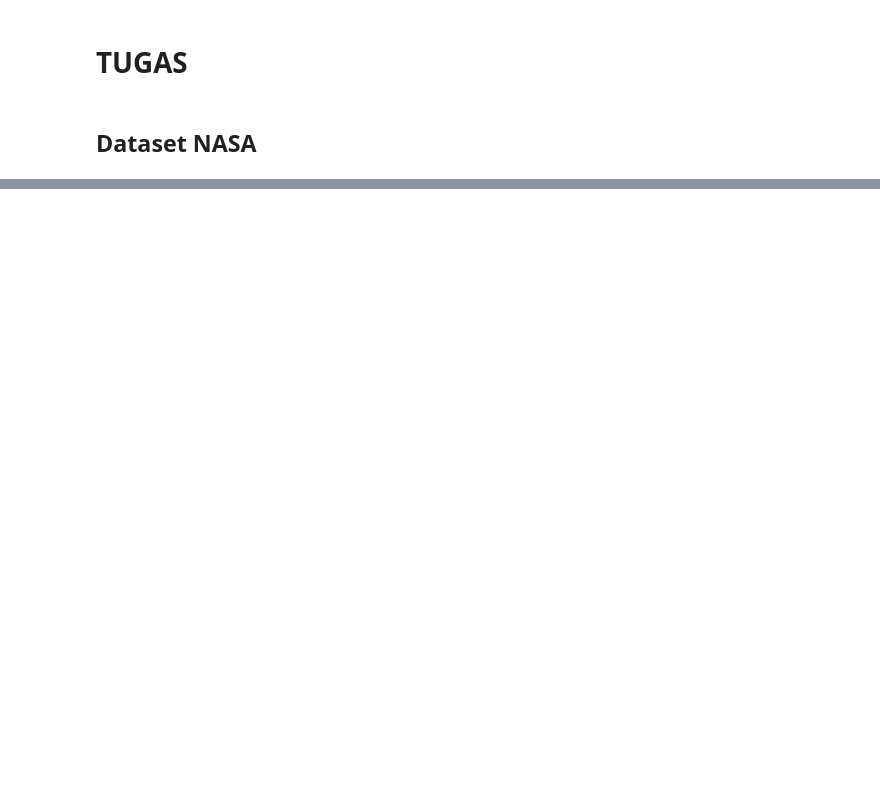
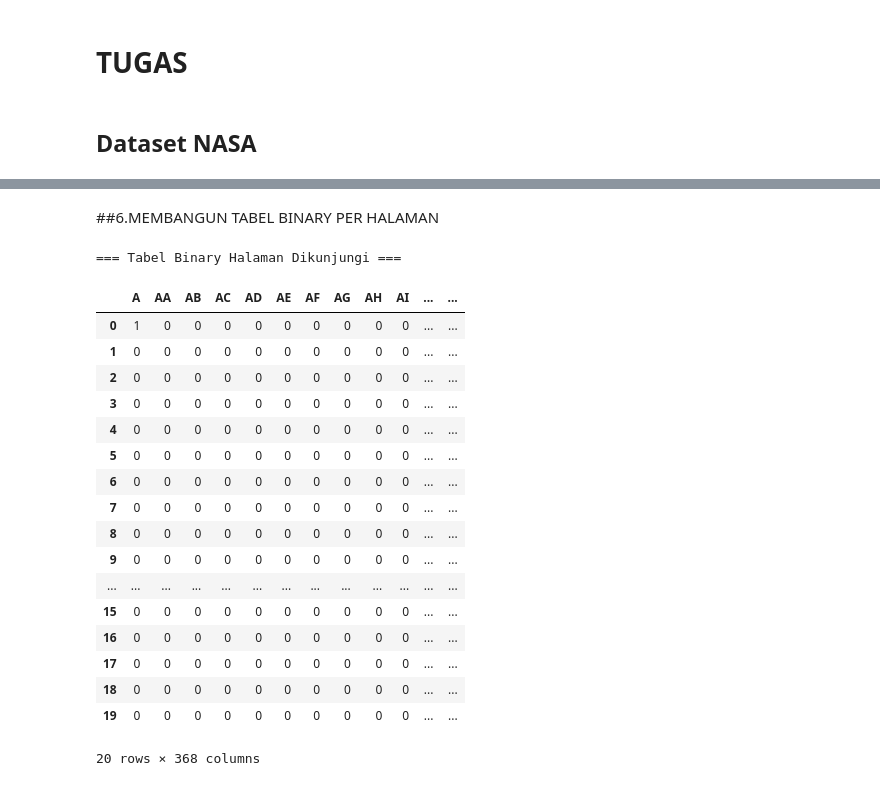
Before and after one commit to mabrurahrahayu-creator/PPW, a Jupyter notebook: _sources/Webuage_&_Tugas.ipynb, the cells around one changed output, grey strips where cells are left out. Drawn from its saved outputs; the diff is of its cells as text; code cells hidden in the pictures; blank space fills up the shorter version.

```diff
--- a/_sources/Webuage_&_Tugas.ipynb
+++ b/_sources/Webuage_&_Tugas.ipynb
@@ -684,0 +827,19 @@ Pratinjau data baru (4 kolom):
+# %%
+table_rows = []
+
+for item in results:
+    host = item["Host"]
+    sessions = item["Sessions"]
+
+    for session_idx, session in enumerate(sessions, start=1):
+        for ts, label in session:
+            table_rows.append({
+                "Host": host,
+                "Session": session_idx,
+                "Timestamp": ts,
+                "Page": label
+            })
+
+usage_table = pd.DataFrame(table_rows)
+
+usage_table
@@ -684,0 +879,57 @@ Pratinjau data baru (4 kolom):
+# %% [markdown]
+##6.MEMBANGUN TABEL BINARY PER HALAMAN
+# %%
+# 5. MEMBANGUN TABEL BINARY PER HALAMAN (A=1, lainnya=0)
+
+def build_binary_table(results, url_map):
+    all_labels = sorted(url_map.values())  # A, B, C, ...
+    rows = []
+
+    for host_data in results:
+        host = host_data["Host"]
+
+        for session in host_data["Sessions"]:
+            for ts, label in session:
+
+                # buat baris kosong (semua 0)
+                row = {l: 0 for l in all_labels}
+
+                # halaman yang dikunjungi = 1
+                row[label] = 1
+
+                # tambahkan kolom lain
+                row["Time"] = ts.strftime("%H:%M")
+                row["Host"] = host
+
+                rows.append(row)
+
+    return pd.DataFrame(rows)
+
+
+binary_table = build_binary_table(results, url_map)
+
+print("=== Tabel Binary Halaman Dikunjungi ===")
+display(binary_table.head(20))
+
+# Simpan CSV bila diperlukan
+binary_table.to_csv("binary_web_usage.csv", index=False)
+# %% [output]
+=== Tabel Binary Halaman Dikunjungi ===
+|  | A | AA | AB | AC | AD | AE | AF | AG | AH | AI | ... | ... |
+| 0 | 1 | 0 | 0 | 0 | 0 | 0 | 0 | 0 | 0 | 0 | ... | ... |
+| 1 | 0 | 0 | 0 | 0 | 0 | 0 | 0 | 0 | 0 | 0 | ... | ... |
+| 2 | 0 | 0 | 0 | 0 | 0 | 0 | 0 | 0 | 0 | 0 | ... | ... |
+| 3 | 0 | 0 | 0 | 0 | 0 | 0 | 0 | 0 | 0 | 0 | ... | ... |
+| 4 | 0 | 0 | 0 | 0 | 0 | 0 | 0 | 0 | 0 | 0 | ... | ... |
+| 5 | 0 | 0 | 0 | 0 | 0 | 0 | 0 | 0 | 0 | 0 | ... | ... |
+| 6 | 0 | 0 | 0 | 0 | 0 | 0 | 0 | 0 | 0 | 0 | ... | ... |
+| 7 | 0 | 0 | 0 | 0 | 0 | 0 | 0 | 0 | 0 | 0 | ... | ... |
+| 8 | 0 | 0 | 0 | 0 | 0 | 0 | 0 | 0 | 0 | 0 | ... | ... |
+| 9 | 0 | 0 | 0 | 0 | 0 | 0 | 0 | 0 | 0 | 0 | ... | ... |
+| ... | ... | ... | ... | ... | ... | ... | ... | ... | ... | ... | ... | ... |
+| 15 | 0 | 0 | 0 | 0 | 0 | 0 | 0 | 0 | 0 | 0 | ... | ... |
+| 16 | 0 | 0 | 0 | 0 | 0 | 0 | 0 | 0 | 0 | 0 | ... | ... |
+| 17 | 0 | 0 | 0 | 0 | 0 | 0 | 0 | 0 | 0 | 0 | ... | ... |
+| 18 | 0 | 0 | 0 | 0 | 0 | 0 | 0 | 0 | 0 | 0 | ... | ... |
+| 19 | 0 | 0 | 0 | 0 | 0 | 0 | 0 | 0 | 0 | 0 | ... | ... |
+20 rows × 368 columns
```
Also changed, not shown: parts of 35 cells of this notebook, 9 other files.
